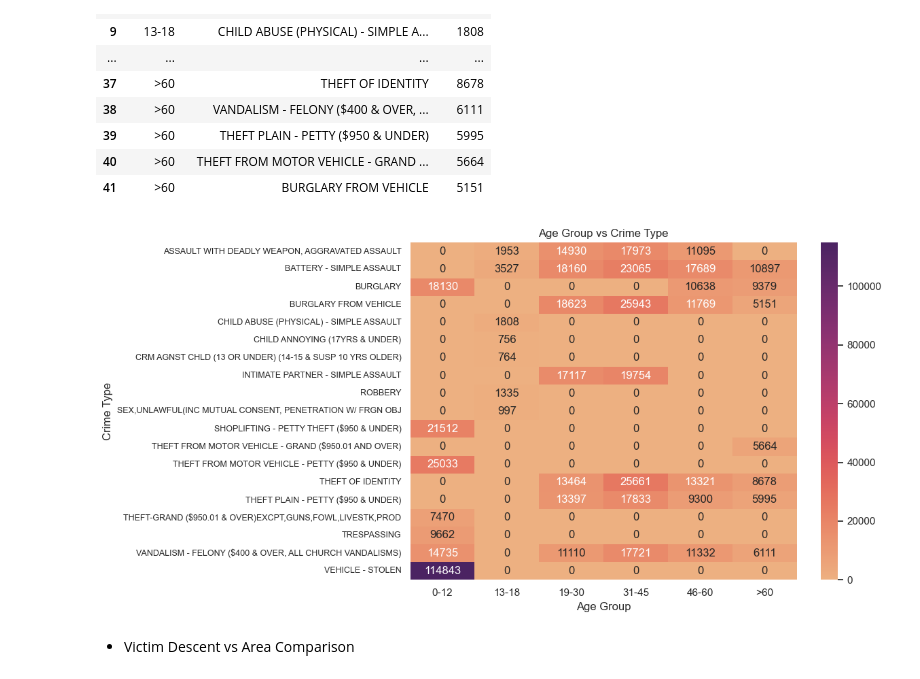
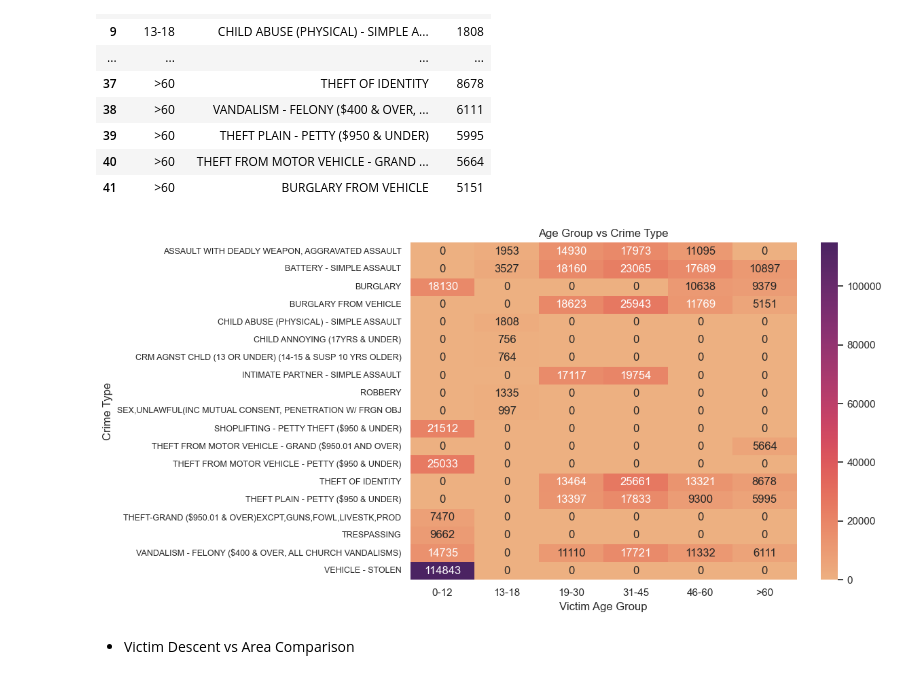
Before and after one commit to utkarsh-naik10/PYTHON_PROJECTS, a Jupyter notebook: 4.Crime_Data_from_2020_to_Present/2.Severity_&_Victim_Analysis/2.Severity_&_Victim_Analysis.ipynb, the cells around one changed output. Saved outputs shown, nothing was run; the diff lists cells and outputs as text; code cells hidden in the pictures.

```diff
--- a/4.Crime_Data_from_2020_to_Present/2.Severity_&_Victim_Analysis/2.Severity_&_Victim_Analysis.ipynb
+++ b/4.Crime_Data_from_2020_to_Present/2.Severity_&_Victim_Analysis/2.Severity_&_Victim_Analysis.ipynb
@@ -163,21 +163,21 @@ plot14
 # %%
 heatmap_data=plot14.pivot_table(
     index='Crm Cd Desc',
     columns='age_bin',
     values='count',
     fill_value=0
 )
 
 plt.figure(figsize=(12,6))
 ax=sns.heatmap(heatmap_data, cmap='flare', annot=True, fmt='.0f')
 plt.title('Age Group vs Crime Type')
-plt.xlabel('Age Group')
+plt.xlabel('Victim Age Group')
 plt.ylabel('Crime Type')
 ax.set_yticklabels(ax.get_yticklabels(), fontsize=9)
 plt.tight_layout()
 plt.show()
 # %% [output]
-[figure, old version]
+[figure, new version]
 # %% [markdown]
 - Victim Descent vs Area Comparison
 # %%
```
Also changed, not shown: parts of 1 cell of this notebook, 11 other files.
